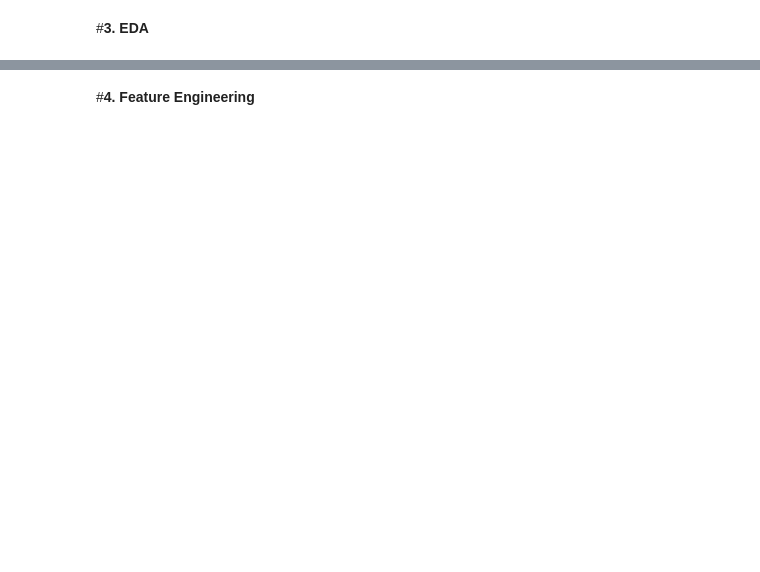
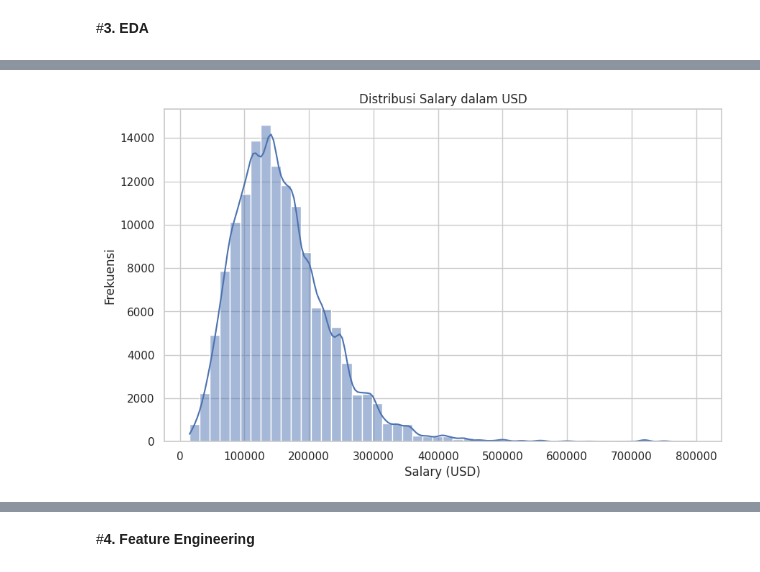
Before and after one commit to fathanzys/Data, a Jupyter notebook: uas_DataMining.ipynb, the cells around one changed output, grey strips where cells are left out. Drawn from its saved outputs; the diff is of its cells as text; code cells hidden in the pictures; blank space fills up the shorter version.

```diff
--- a/uas_DataMining.ipynb
+++ b/uas_DataMining.ipynb
@@ -188,0 +106,10 @@ plt.show()
+# %%
+# Gaji dalam USD
+plt.figure(figsize=(10,6))
+sns.histplot(df['salary_in_usd'], bins=50, kde=True)
+plt.title("Distribusi Salary dalam USD")
+plt.xlabel("Salary (USD)")
+plt.ylabel("Frekuensi")
+plt.show()
+# %% [output]
+[figure, added]
```
Also changed, not shown: parts of 29 cells of this notebook.
